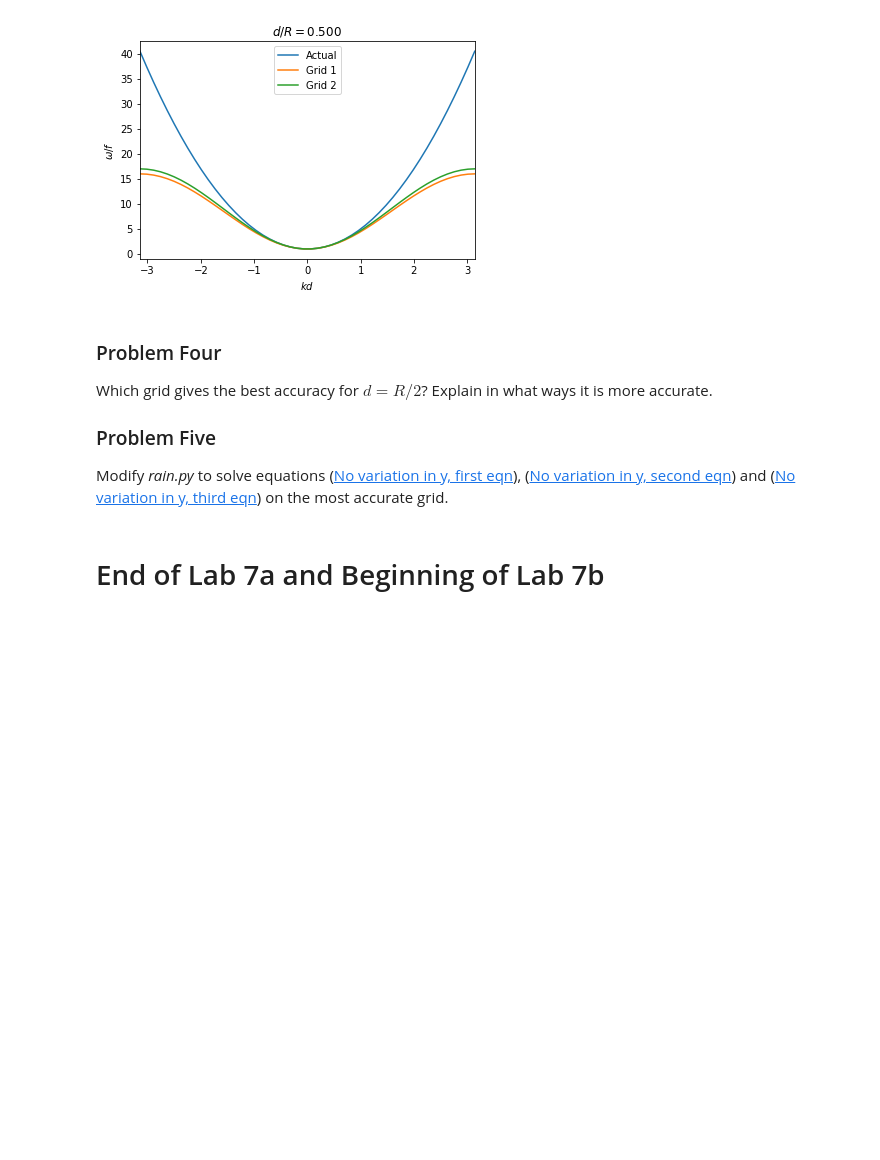
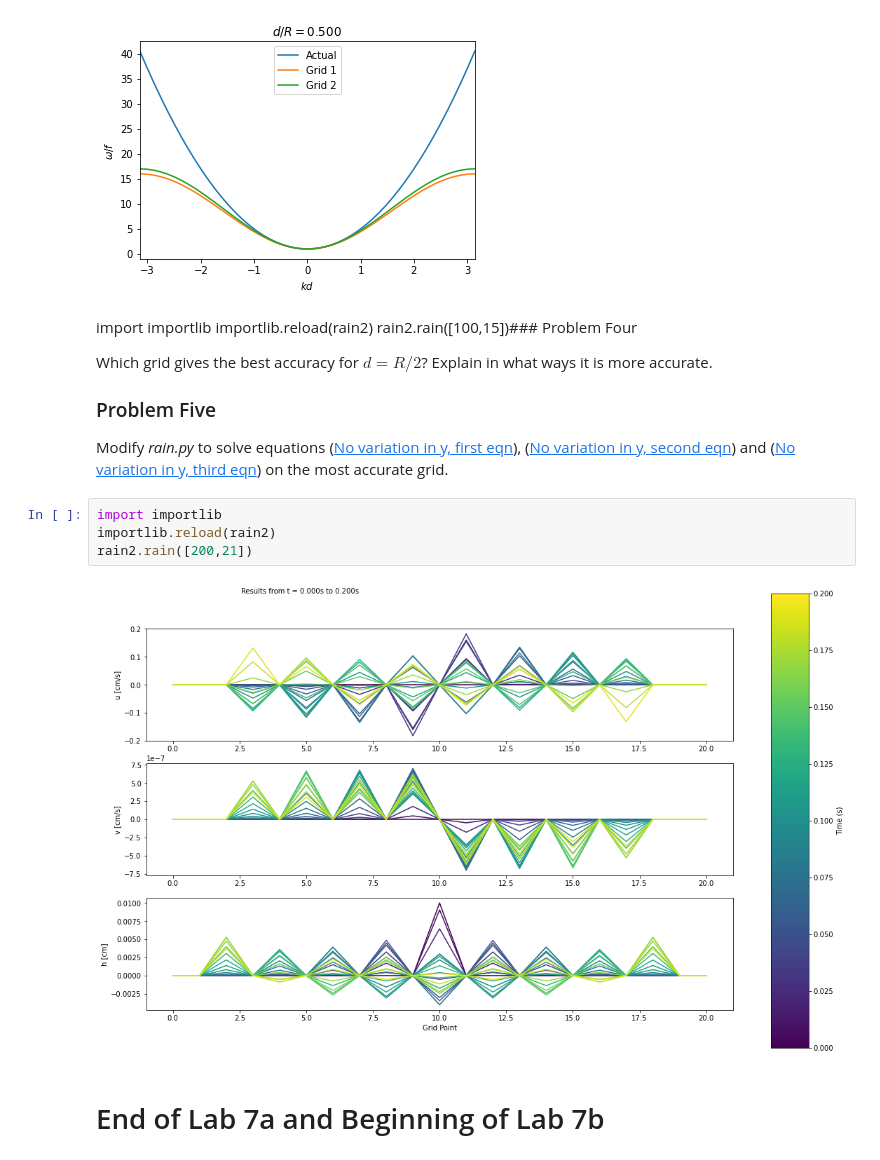
Before and after one commit to JoseEOAS/numeric_2022, a Jupyter notebook: notebooks/lab7/01-lab7-Jvalenti.ipynb, the cells around one changed output. Saved outputs shown, nothing was run; the diff lists cells and outputs as text; blank space fills up the shorter version.

```diff
--- a/notebooks/lab7/01-lab7-Jvalenti.ipynb
+++ b/notebooks/lab7/01-lab7-Jvalenti.ipynb
@@ -873,7 +890,9 @@ accuracy2d.main(0.5)
 # %% [output]
 [figure]
 # %% [markdown]
-### Problem Four
+import importlib
+importlib.reload(rain2)
+rain2.rain([100,15])### Problem Four
 
 [lab7:prob:accurate]:(#Problem-Four)
 
@@ -887,6 +906,12 @@ Explain in what ways it is more accurate.
 Modify *rain.py* to solve equations
 ([No variation in y, first eqn](#lab7:sec:firsteq)), ([No variation in y, second eqn](#lab7:sec:secondeq)) and ([No variation in y, third eqn](#lab7:sec:thirdeq)) on the most accurate
 grid.
+# %%
+import importlib
+importlib.reload(rain2)
+rain2.rain([200,21])
+# %% [output]
+[figure, added]
 # %% [markdown]
 # End of Lab 7a and Beginning of Lab 7b #
 # %% [markdown]
```
Also changed, not shown: parts of 5 cells of this notebook, 1 other file.
